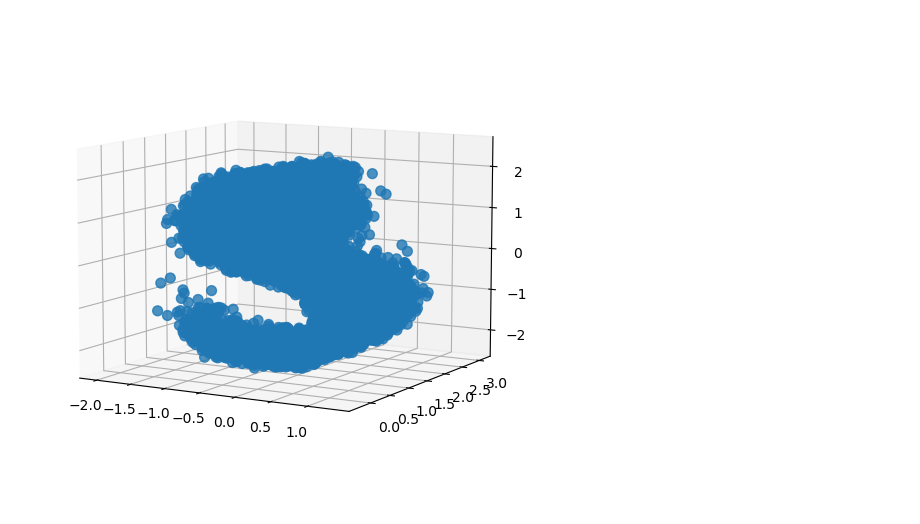
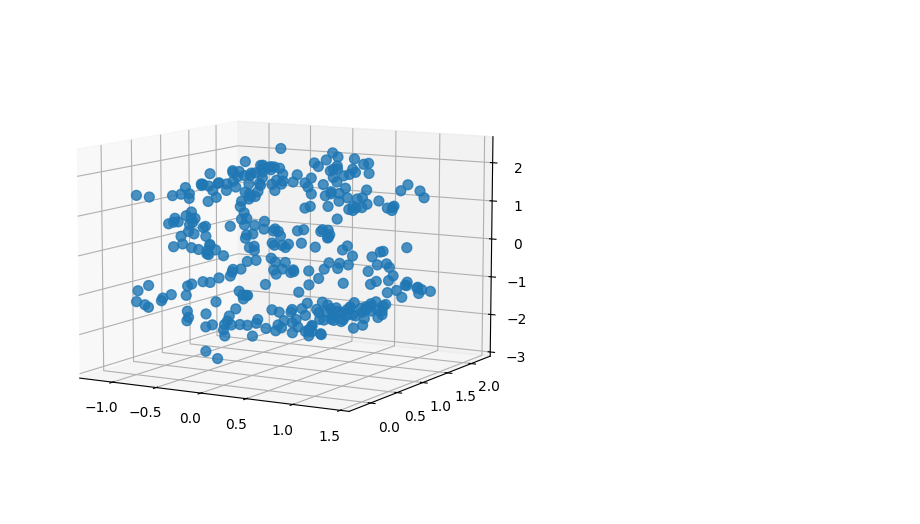
Before and after one commit to mattyshen/MD-DPA, a Jupyter notebook: examples/scurve.ipynb, the cells around one changed output. Cells and saved outputs as stored; diff of their text form; code cells hidden in the pictures.

```diff
--- a/examples/scurve.ipynb
+++ b/examples/scurve.ipynb
@@ -39,3 +39,5 @@ x_te = torch.Tensor(x_te).to(device)
+# %%
+x_tr, x_te, z_tr, z_te, color_tr, color_te = train_test_split(x_tr, z_tr, color_tr, test_size=0.33, random_state=42)
 # %%
-dpa = DPA(data_dim=3, latent_dims=[3,2,1,0], num_layer=4, hidden_dim=500, device=device)
+dpa = MDDPA(data_dim=3, latent_dims=[3,2,1,0], num_layer=8, hidden_dim=500, coef_distill_latent=1e2, noise_dim=2, device=device)
 # %% [output]
@@ -42,0 +45,3 @@ GPU is available, running on GPU.
+# %%
+z_tr = u.transform(x_tr)
+plt.scatter(z_tr[:, 0], z_tr[:, 1], c=color_tr)
@@ -43,3 +51,3 @@ GPU is available, running on GPU.
 # %%
-dpa.train(x_tr, x_te, batch_size=500, num_epochs=1000)
+dpa.train(x_tr, torch.Tensor(z_tr), batch_size=250, num_epochs=1000)
 # %% [output]
@@ -86,5 +126,5 @@ plot_3d(x_re, color_te)
 # %%
-x_re = dpa.reconstruct(x_te, k=0, gen_sample_size=1).cpu()
+x_re = dpa.reconstruct(x_te, k=2, gen_sample_size=1).cpu()
 plot_3d(x_re)
 # %% [output]
-[figure, old version]
+[figure, new version]
```
Also changed, not shown: parts of 19 cells of this notebook, 2 other files.
